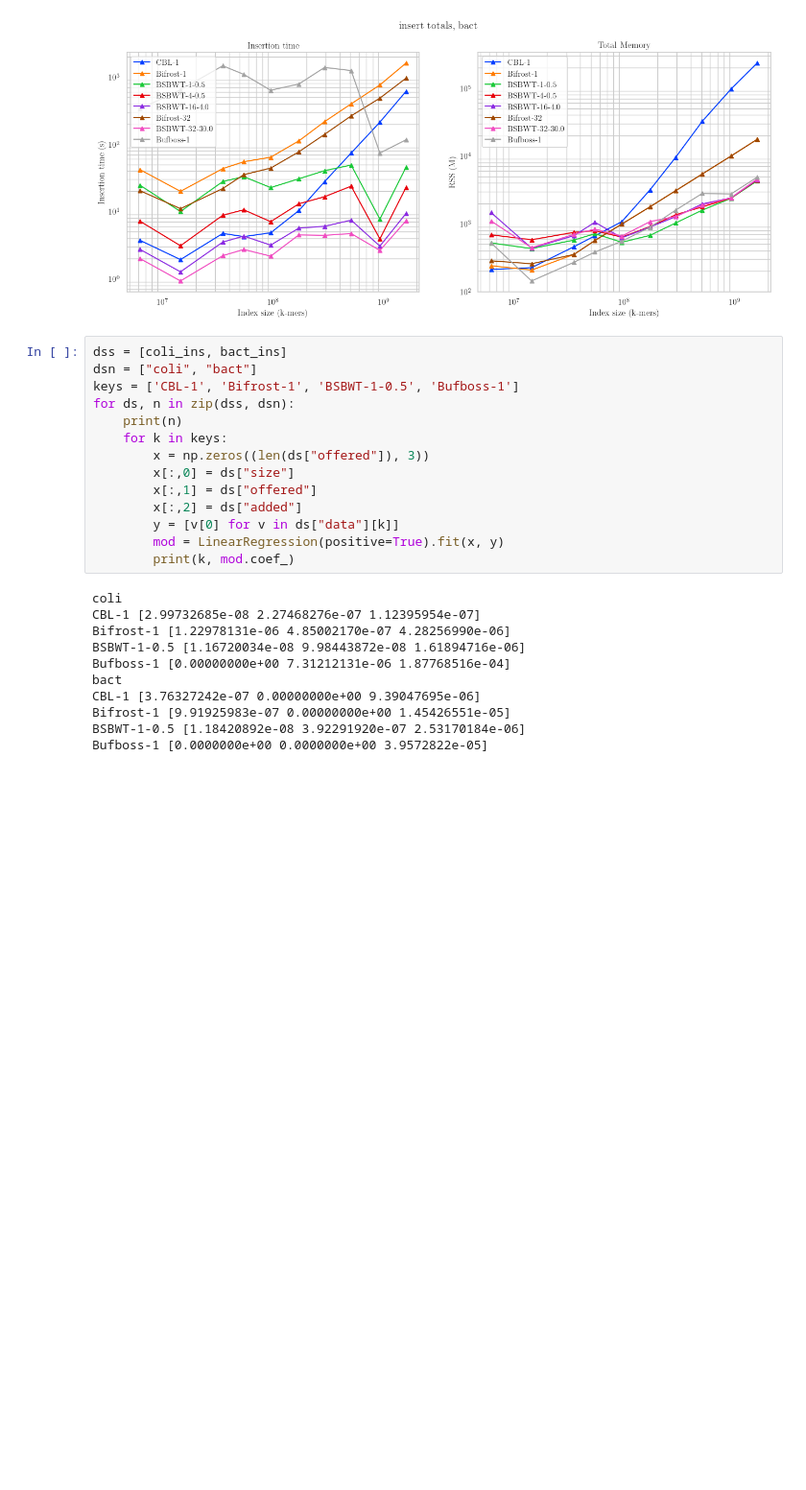
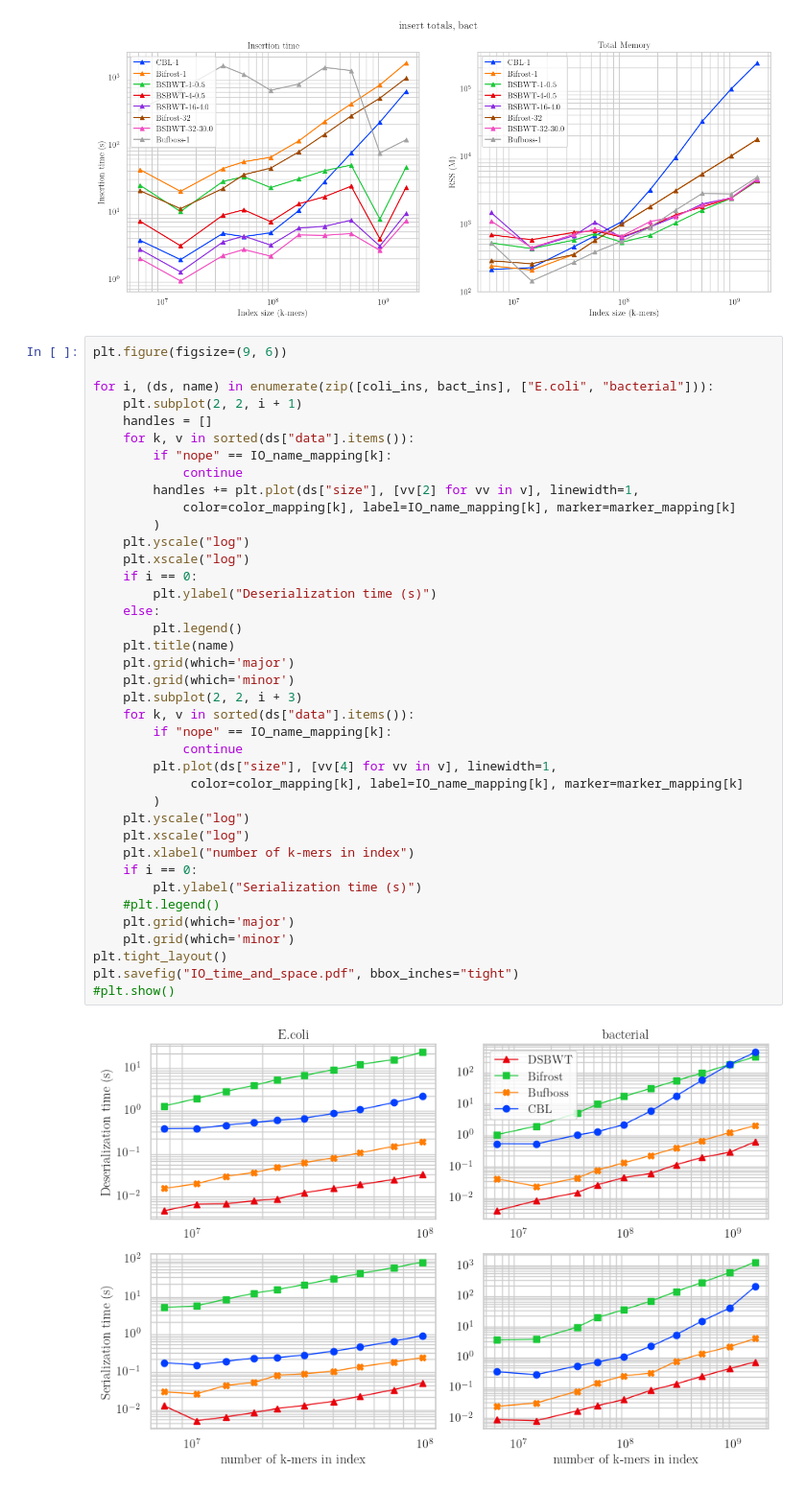
Before and after one commit to saskeli/Dynamic_SBWT_experiments, a Jupyter notebook: insert.ipynb, the cells around one changed output. Shown at 96% size. Drawn from its saved outputs; the diff is of its cells as text; blank space fills up the shorter version.

Commit message:
plots

```diff
--- a/insert.ipynb
+++ b/insert.ipynb
@@ -210,27 +230,43 @@ plot_time_and_space(bact_ins, "insert totals, bact", "insert_bact_total.pdf")
 # %% [output]
 [figure]
 # %%
-dss = [coli_ins, bact_ins]
-dsn = ["coli", "bact"]
-keys = ['CBL-1', 'Bifrost-1', 'BSBWT-1-0.5', 'Bufboss-1']
-for ds, n in zip(dss, dsn):
-    print(n)
-    for k in keys:
-        x = np.zeros((len(ds["offered"]), 3))
-        x[:,0] = ds["size"]
-        x[:,1] = ds["offered"]
-        x[:,2] = ds["added"]
-        y = [v[0] for v in ds["data"][k]]
-        mod = LinearRegression(positive=True).fit(x, y)
-        print(k, mod.coef_)
+plt.figure(figsize=(9, 6))
+
+for i, (ds, name) in enumerate(zip([coli_ins, bact_ins], ["E.coli", "bacterial"])):
+    plt.subplot(2, 2, i + 1)
+    handles = []
+    for k, v in sorted(ds["data"].items()):
+        if "nope" == IO_name_mapping[k]:
+            continue
+        handles += plt.plot(ds["size"], [vv[2] for vv in v], linewidth=1,
+            color=color_mapping[k], label=IO_name_mapping[k], marker=marker_mapping[k]
+        )
+    plt.yscale("log")
+    plt.xscale("log")
+    if i == 0:
+        plt.ylabel("Deserialization time (s)")
+    else:
+        plt.legend()
+    plt.title(name)
+    plt.grid(which='major')
+    plt.grid(which='minor')
+    plt.subplot(2, 2, i + 3)
+    for k, v in sorted(ds["data"].items()):
+        if "nope" == IO_name_mapping[k]:
+            continue
+        plt.plot(ds["size"], [vv[4] for vv in v], linewidth=1,
+             color=color_mapping[k], label=IO_name_mapping[k], marker=marker_mapping[k]
+        )
+    plt.yscale("log")
+    plt.xscale("log")
+    plt.xlabel("number of k-mers in index")
+    if i == 0:
+        plt.ylabel("Serialization time (s)")
+    #plt.legend()
+    plt.grid(which='major')
+    plt.grid(which='minor')
+plt.tight_layout()
+plt.savefig("IO_time_and_space.pdf", bbox_inches="tight")
+#plt.show()
 # %% [output]
-coli
-CBL-1 [2.99732685e-08 2.27468276e-07 1.12395954e-07]
-Bifrost-1 [1.22978131e-06 4.85002170e-07 4.28256990e-06]
-BSBWT-1-0.5 [1.16720034e-08 9.98443872e-08 1.61894716e-06]
-Bufboss-1 [0.00000000e+00 7.31212131e-06 1.87768516e-04]
-bact
-CBL-1 [3.76327242e-07 0.00000000e+00 9.39047695e-06]
-Bifrost-1 [9.91925983e-07 0.00000000e+00 1.45426551e-05]
-BSBWT-1-0.5 [1.18420892e-08 3.92291920e-07 2.53170184e-06]
-Bufboss-1 [0.0000000e+00 0.0000000e+00 3.9572822e-05]
+[figure, added]
```
Also changed, not shown: parts of 2 cells of this notebook, 2 other files.
